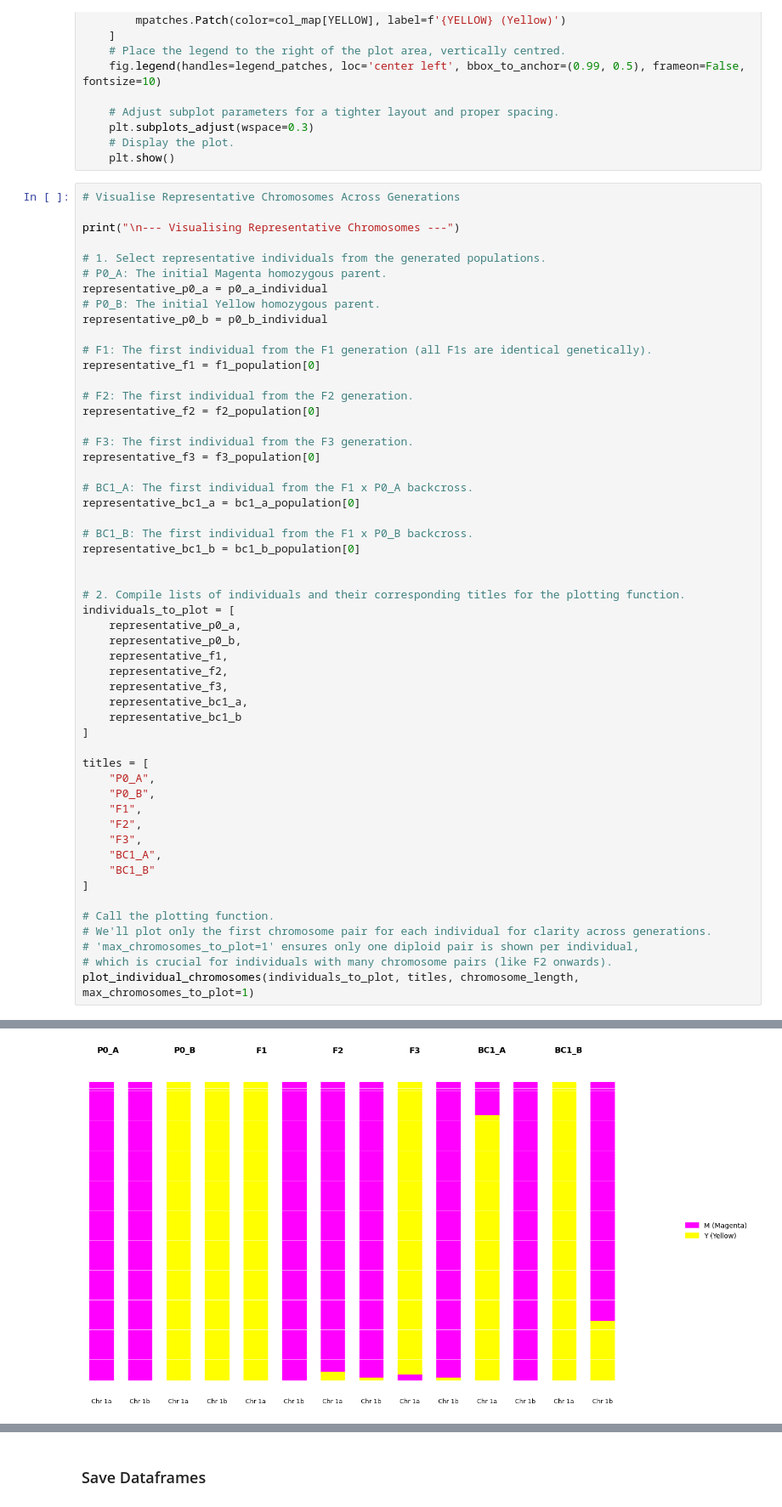
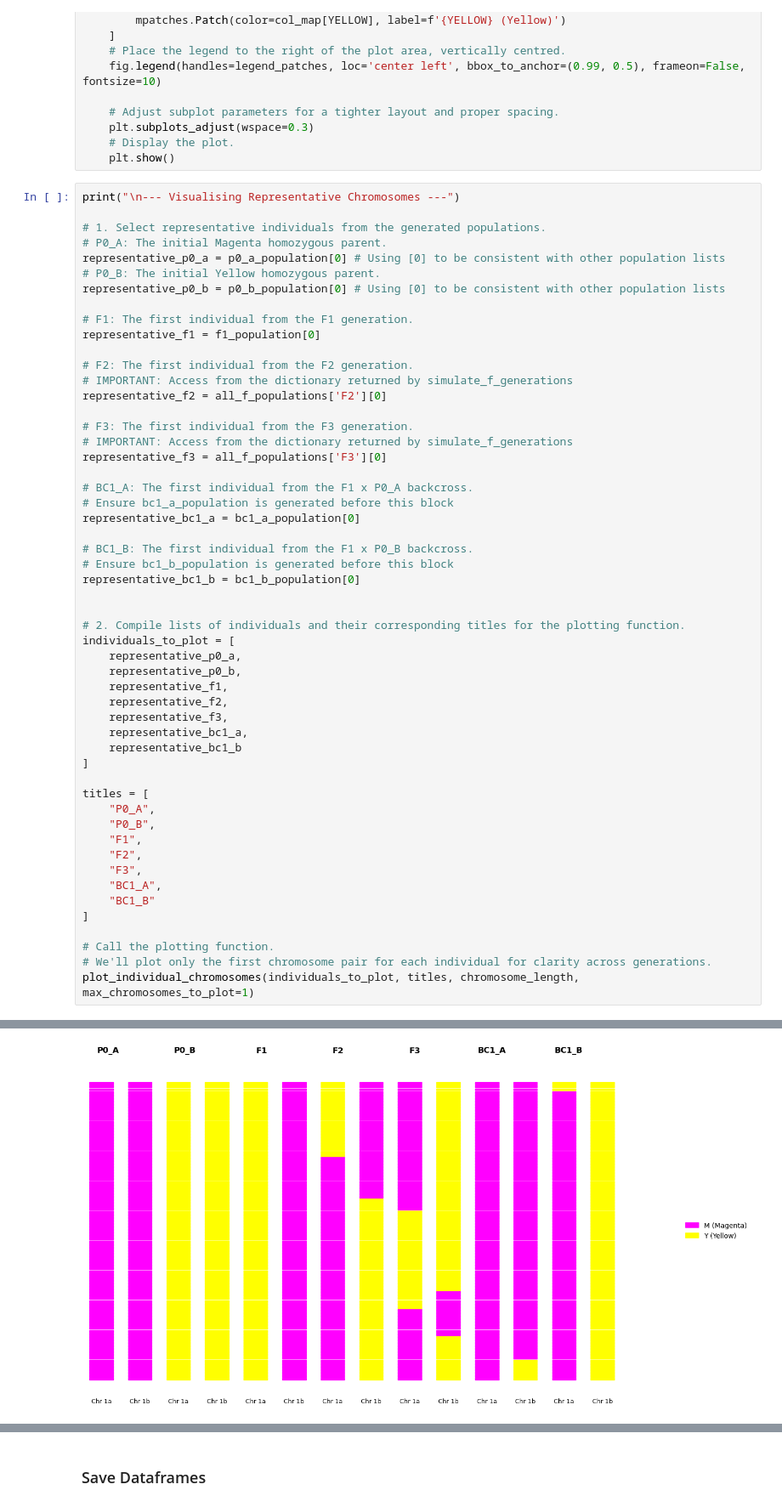
Before and after one commit to sophiagray2001/hybrid_sim_project, a Jupyter notebook: hybrid_sim_automated.ipynb, the cells around one changed output, grey strips where cells are left out. Shown at 85% size. Cells and saved outputs as stored; diff of their text form.

```diff
--- a/hybrid_sim_automated.ipynb
+++ b/hybrid_sim_automated.ipynb
@@ -1287,58 +1305,58 @@ def plot_individual_chromosomes(individuals_to_plot, titles, loci_per_chromosome
     # Display the plot.
     plt.show()
 # %%
-# Visualise Representative Chromosomes Across Generations
-
 print("\n--- Visualising Representative Chromosomes ---")
 
 # 1. Select representative individuals from the generated populations.
 # P0_A: The initial Magenta homozygous parent.
-representative_p0_a = p0_a_individual
+representative_p0_a = p0_a_population[0] # Using [0] to be consistent with other population lists
 # P0_B: The initial Yellow homozygous parent.
-representative_p0_b = p0_b_individual
+representative_p0_b = p0_b_population[0] # Using [0] to be consistent with other population lists
 
-# F1: The first individual from the F1 generation (all F1s are identical genetically).
+# F1: The first individual from the F1 generation.
 representative_f1 = f1_population[0]
 
 # F2: The first individual from the F2 generation.
-representative_f2 = f2_population[0]
+# IMPORTANT: Access from the dictionary returned by simulate_f_generations
+representative_f2 = all_f_populations['F2'][0]
 
 # F3: The first individual from the F3 generation.
-representative_f3 = f3_population[0]
+# IMPORTANT: Access from the dictionary returned by simulate_f_generations
+representative_f3 = all_f_populations['F3'][0]
 
 # BC1_A: The first individual from the F1 x P0_A backcross.
+# Ensure bc1_a_population is generated before this block
 representative_bc1_a = bc1_a_population[0]
 
 # BC1_B: The first individual from the F1 x P0_B backcross.
+# Ensure bc1_b_population is generated before this block
 representative_bc1_b = bc1_b_population[0]
 
 
 # 2. Compile lists of individuals and their corresponding titles for the plotting function.
 individuals_to_plot = [
     representative_p0_a,
     representative_p0_b,
     representative_f1,
     representative_f2,
     representative_f3,
     representative_bc1_a,
     representative_bc1_b
 ]
 
 titles = [
     "P0_A",
     "P0_B",
     "F1",
     "F2",
     "F3",
     "BC1_A",
     "BC1_B"
 ]
 
 # Call the plotting function.
 # We'll plot only the first chromosome pair for each individual for clarity across generations.
-# 'max_chromosomes_to_plot=1' ensures only one diploid pair is shown per individual,
-# which is crucial for individuals with many chromosome pairs (like F2 onwards).
 plot_individual_chromosomes(individuals_to_plot, titles, chromosome_length, max_chromosomes_to_plot=1)
 # %% [output]
 --- Visualising Representative Chromosomes ---
-[figure, old version]
+[figure, new version]
```
Also changed, not shown: parts of 8 cells of this notebook, 1 other file.
